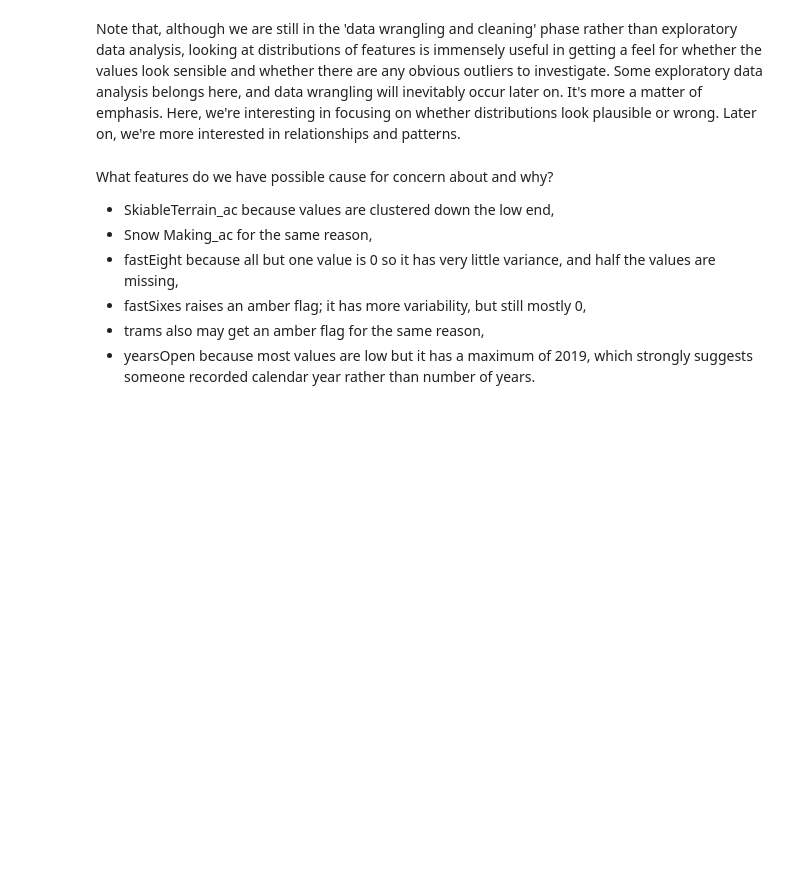
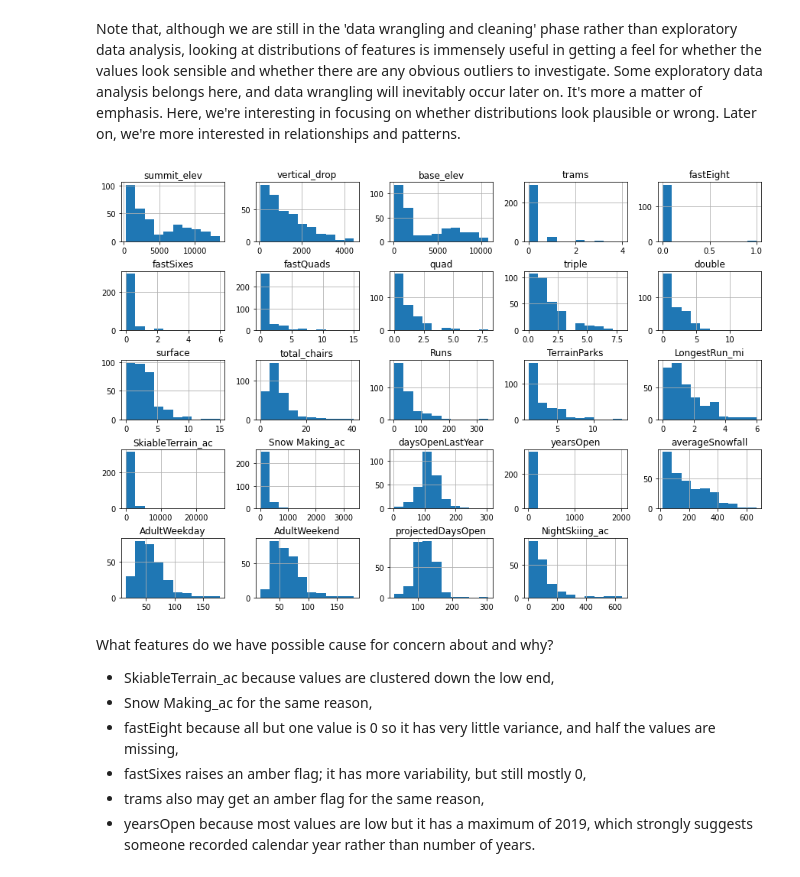
Before and after one commit to GotamDahiya/DataScienceGuidedCapstone, a Jupyter notebook: Notebooks/02_data_wrangling.ipynb, the cells around one changed output. Saved outputs shown, nothing was run; the diff lists cells and outputs as text; code cells hidden in the pictures; blank space fills up the shorter version.

```diff
--- a/Notebooks/02_data_wrangling.ipynb
+++ b/Notebooks/02_data_wrangling.ipynb
@@ -484,12 +510,14 @@ Note that, although we are still in the 'data wrangling and cleaning' phase rath
 # %%
 #Code task 18#
 #Call ski_data's `hist` method to plot histograms of each of the numeric features
 #Try passing it an argument figsize=(15,10)
 #Try calling plt.subplots_adjust() with an argument hspace=0.5 to adjust the spacing
 #It's important you create legible and easy-to-read plots
-ski_data.___(___)
-#plt.subplots_adjust(hspace=___);
+ski_data.hist(figsize=(15, 10));
+plt.subplots_adjust(hspace=0.5);
 #Hint: notice how the terminating ';' "swallows" some messy output and leads to a tidier notebook
+# %% [output]
+[figure, added]
 # %% [markdown]
 What features do we have possible cause for concern about and why?
 
```
Also changed, not shown: parts of 38 cells of this notebook, 2 other files.
